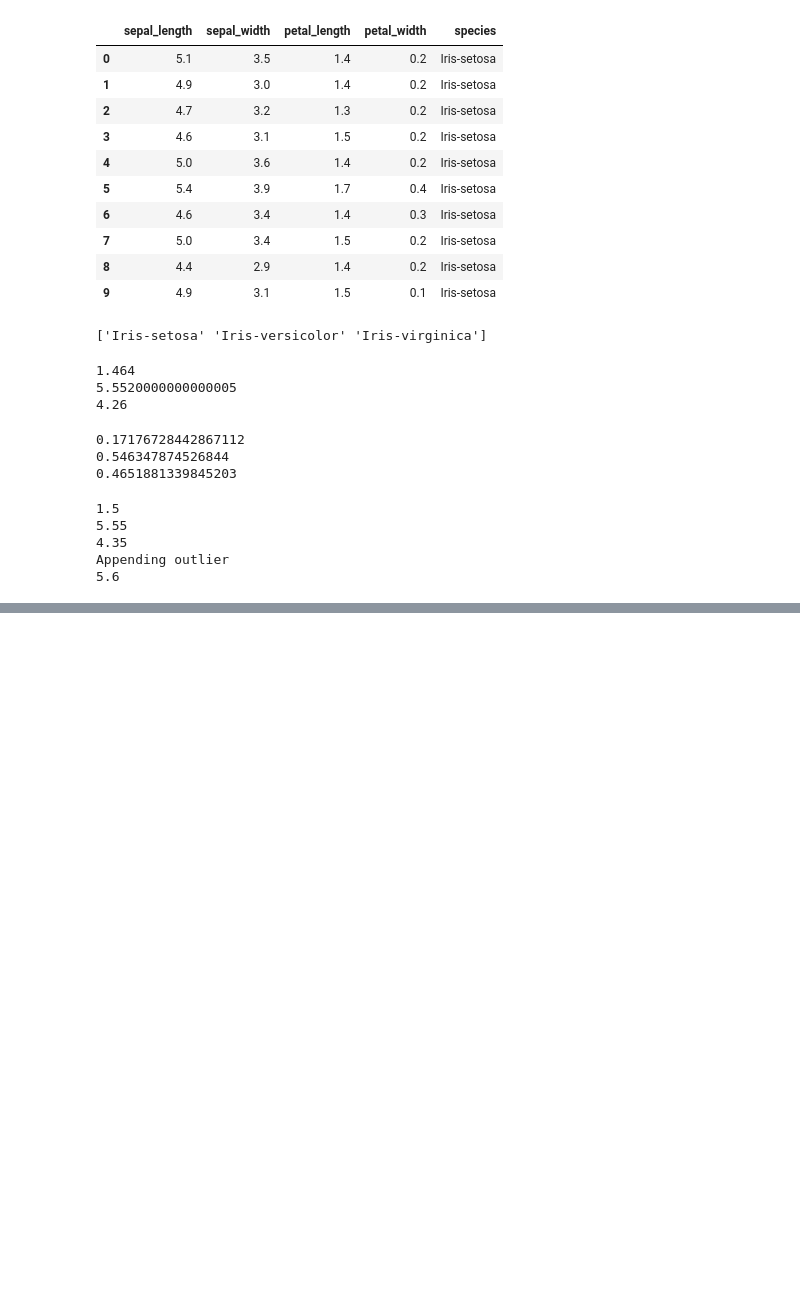
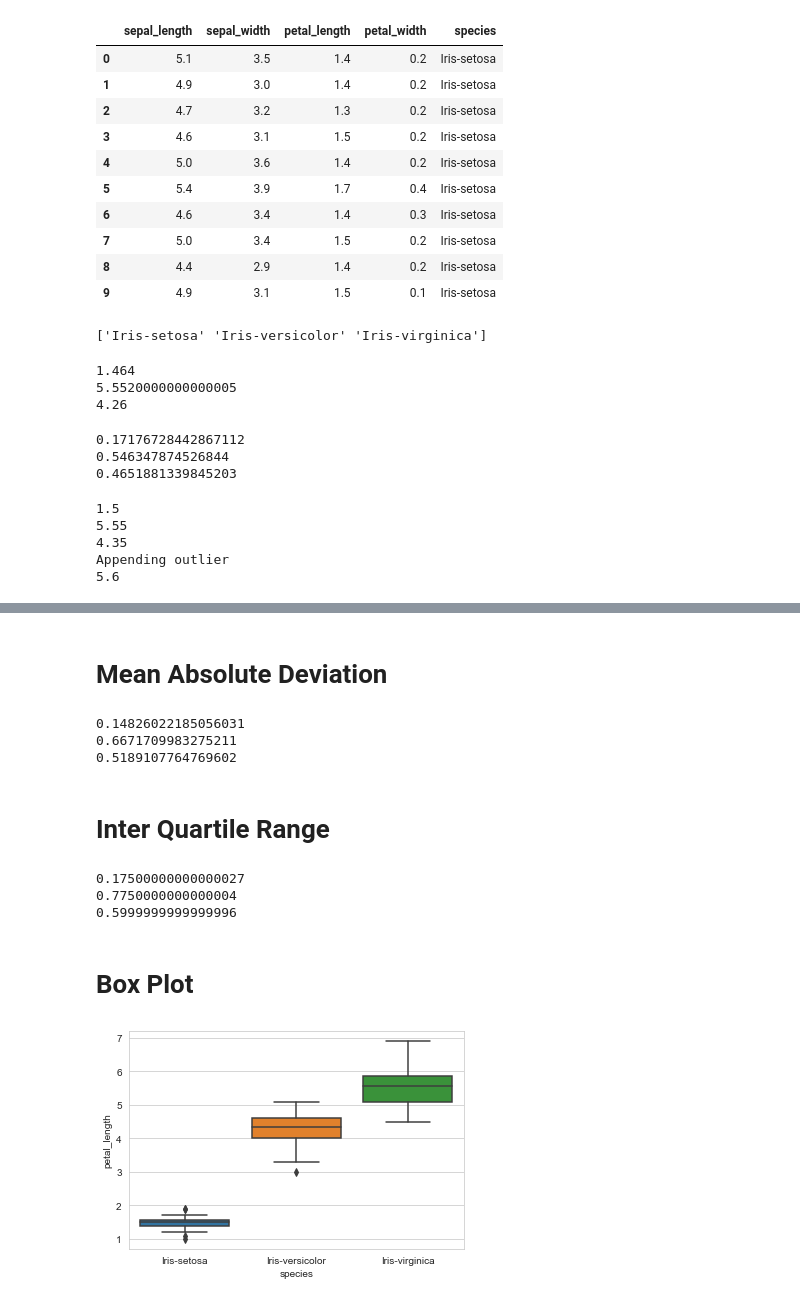
Before and after one commit to amazingpaddy/appliedAiCourse, a Jupyter notebook: EDA/eda_iris_data.ipynb, the cells around one changed output, grey strips where cells are left out. Drawn from its saved outputs; the diff is of its cells as text; code cells hidden in the pictures; blank space fills up the shorter version.

```diff
--- a/EDA/eda_iris_data.ipynb
+++ b/EDA/eda_iris_data.ipynb
@@ -142,0 +149,28 @@ Appending outlier
+# %% [markdown]
+# Mean Absolute Deviation
+# %%
+from statsmodels import robust
+print(robust.mad(iris_sen["petal_length"]))
+print(robust.mad(iris_vir["petal_length"]))
+print(robust.mad(iris_ver["petal_length"]))
+# %% [output]
+0.14826022185056031
+0.6671709983275211
+0.5189107764769602
+# %% [markdown]
+# Inter Quartile Range
+# %%
+print(np.subtract(*np.percentile(iris_sen["petal_length"], [75, 25])))
+print(np.subtract(*np.percentile(iris_vir["petal_length"], [75, 25])))
+print(np.subtract(*np.percentile(iris_ver["petal_length"], [75, 25])))
+# %% [output]
+0.17500000000000027
+0.7750000000000004
+0.5999999999999996
+# %% [markdown]
+# Box Plot
+# %%
+sb.boxplot(x = "species", y = "petal_length", data = iris)
+plt.show()
+# %% [output]
+[figure, added]
```
Also changed, not shown: parts of 3 cells of this notebook, 2 other files.
